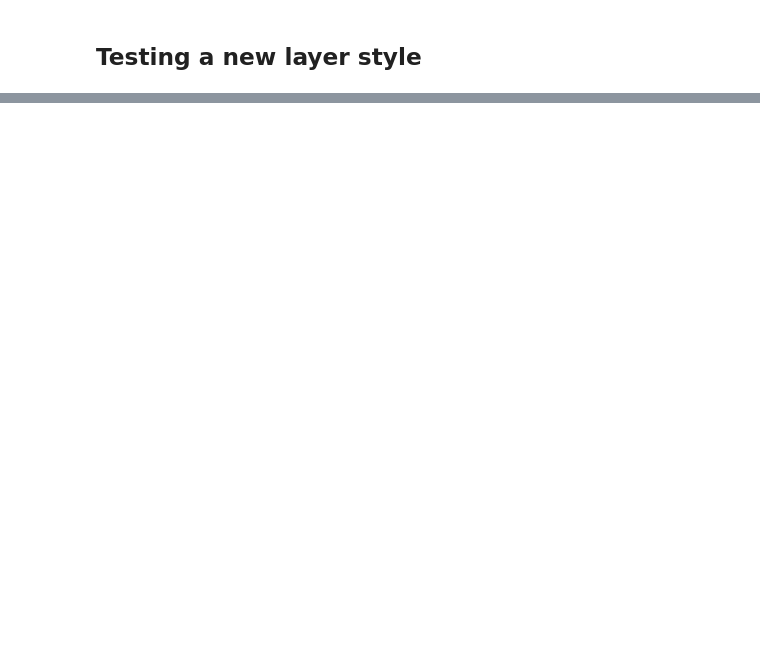
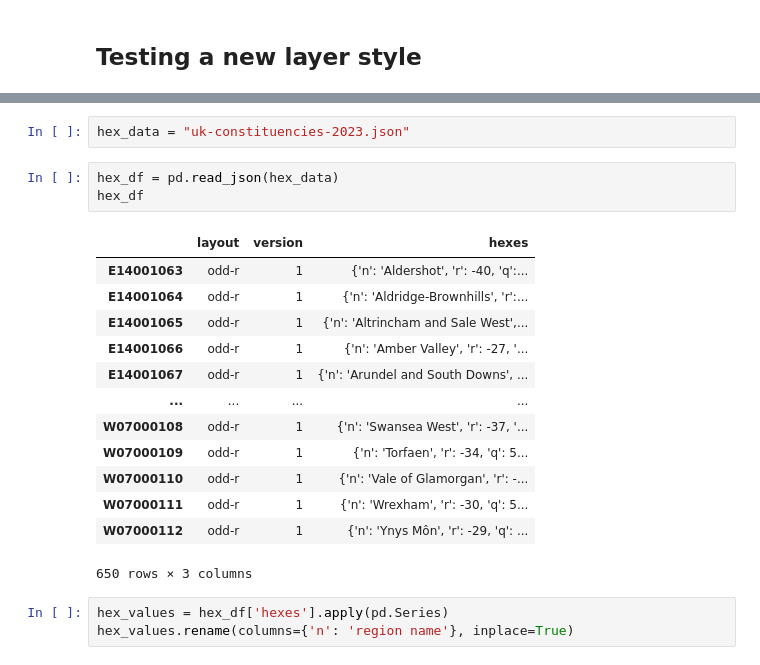
Before and after one commit to willgreen93/UK_election, a Jupyter notebook: interface/interface notebook.ipynb, the cells around one changed output, grey strips where cells are left out. Saved outputs shown, nothing was run; the diff lists cells and outputs as text; blank space fills up the shorter version.

```diff
--- a/interface/interface notebook.ipynb
+++ b/interface/interface notebook.ipynb
@@ -132,0 +150,22 @@ st.pydeck_chart(r)
+# %%
+hex_data = "uk-constituencies-2023.json"
+# %%
+hex_df = pd.read_json(hex_data)
+hex_df
+# %% [output]
+|  | layout | version | hexes |
+| E14001063 | odd-r | 1 | {'n': 'Aldershot', 'r': -40, 'q':... |
+| E14001064 | odd-r | 1 | {'n': 'Aldridge-Brownhills', 'r':... |
+| E14001065 | odd-r | 1 | {'n': 'Altrincham and Sale West',... |
+| E14001066 | odd-r | 1 | {'n': 'Amber Valley', 'r': -27, '... |
+| E14001067 | odd-r | 1 | {'n': 'Arundel and South Downs', ... |
+| ... | ... | ... | ... |
+| W07000108 | odd-r | 1 | {'n': 'Swansea West', 'r': -37, '... |
+| W07000109 | odd-r | 1 | {'n': 'Torfaen', 'r': -34, 'q': 5... |
+| W07000110 | odd-r | 1 | {'n': 'Vale of Glamorgan', 'r': -... |
+| W07000111 | odd-r | 1 | {'n': 'Wrexham', 'r': -30, 'q': 5... |
+| W07000112 | odd-r | 1 | {'n': 'Ynys Môn', 'r': -29, 'q': ... |
+650 rows × 3 columns
+# %%
+hex_values = hex_df['hexes'].apply(pd.Series)
+hex_values.rename(columns={'n': 'region name'}, inplace=True)
```
Also changed, not shown: parts of 11 cells of this notebook, 2 other files.
